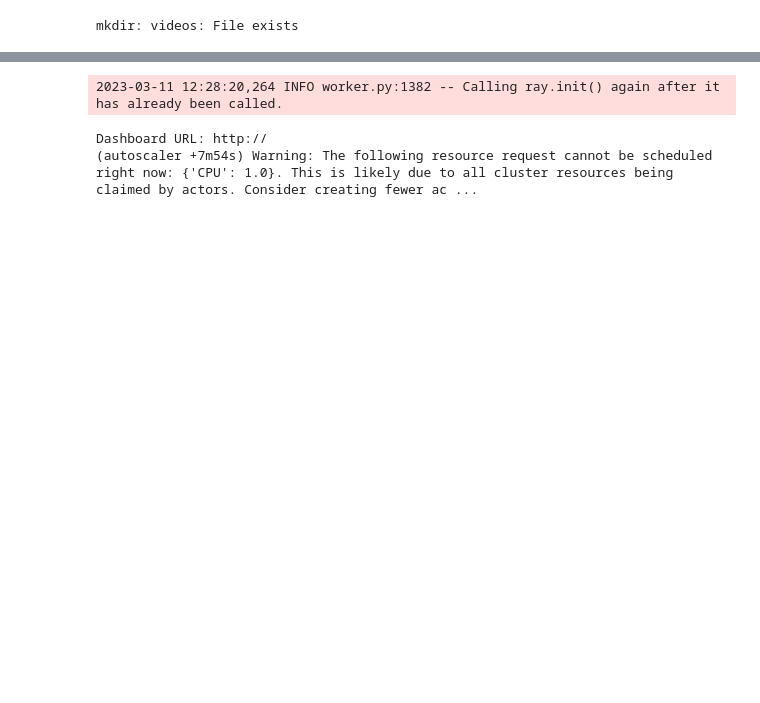
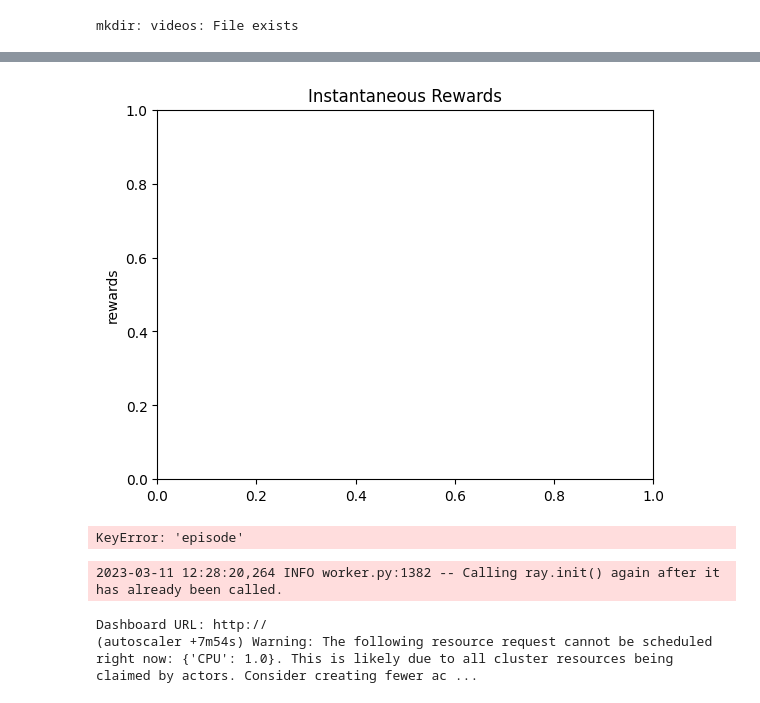
Before and after one commit to Farid-Najar/TransportersDilemma, a Jupyter notebook: Pricing/notebook.ipynb, the cells around one changed output, grey strips where cells are left out. Cells and saved outputs as stored; diff of their text form; code cells hidden in the pictures; blank space fills up the shorter version.

```diff
--- a/Pricing/notebook.ipynb
+++ b/Pricing/notebook.ipynb
@@ -316,7 +325,7 @@ class LSTMQNet(nn.Module):
     return self.lin2(v)
 # %%
 # Parameters
-DQN_TRAINING_TIMESTEPS = 1000  # number of timesteps for training. You might change this!
+DQN_TRAINING_TIMESTEPS = 2_000  # number of timesteps for training. You might change this!
 
 DQN_PARAMS = dict(
     dueling_dqn=False,         # set to true to use dueling DQN
@@ -476,9 +485,10 @@ class DQNAgent(Agent):
       next_state, reward, done, *_ = self.env.step(action)
       episode_reward += reward
       # if not done :
-      self.replay_buffer.push((state, next_state, action, reward, done))
+      #   self.replay_buffer.push((state, next_state, action, reward, done))
       # else :
-        # self.replay_buffer.push((state, next_state, action, -reward, done))
+      #   self.replay_buffer.push((state, next_state, action, -reward, done))
+      self.replay_buffer.push((state, next_state, action, float(not done)*reward, done))
 
       if len(self.replay_buffer) > self.batch_size:
         #
@@ -558,18 +568,13 @@ class DQNAgent(Agent):
 #
 # Training several instances using AgentManager
 #
-def make_env():
-    import gymnasium as gym
-    e = gym.make('CartPole-v1')
-    e.t = 16
-    return e
 
 manager_kwargs = dict(
     agent_class=DQNAgent,
-    train_env=(OneDynamicTransporter, dict()),
-    eval_env=(OneDynamicTransporter, dict()),
+    train_env=(make_env, dict()),
+    eval_env=(make_env, dict()),
     fit_budget=DQN_TRAINING_TIMESTEPS,
-    n_fit=4,                   # NOTE: You may increase this parameter (number of agents to train)
+    n_fit=3,                   # NOTE: You may increase this parameter (number of agents to train)
     parallelization='thread',
     seed=456,
     default_writer_kwargs=dict(maxlen=None,log_interval=10),
@@ -577,7 +582,7 @@ manager_kwargs = dict(
 # %%
 # DQN
 dqn_manager = AgentManager(
-    init_kwargs=DUELING_DQN_PARAMS,
+    init_kwargs=DOUBLE_DQN_PARAMS,
     agent_name='DQN',
     **manager_kwargs
 )
@@ -603,12 +608,15 @@ dqn_manager.fit()
 # %%
 # Plot the results
 _ = plot_writer_data(dqn_manager, tag='rewards', title='Instantaneous Rewards')
-# _ = plot_writer_data(example_managers, tag='episode_rewards', xtag='episode', title='Episode Rewards')
-# _ = plot_writer_data(example_managers, tag='episode_rewards', xtag='episode', title='Cumulative Episode Rewards', preprocess_func=np.cumsum)
+_ = plot_writer_data(example_managers, tag='episode_rewards', xtag='episode', title='Episode Rewards')
+_ = plot_writer_data(example_managers, tag='episode_rewards', xtag='episode', title='Cumulative Episode Rewards', preprocess_func=np.cumsum)
 
 # Render the policy of one of the trained agents
 agent_instance = dqn_manager.get_agent_instances()[0]
 render_policy(agent_instance.eval_env, agent_instance)
+# %% [output]
+[figure, added]
+KeyError: 'episode'
 # %%
 import ray
 from ray.rllib.algorithms.sac import sac
```
Also changed, not shown: parts of 8 cells of this notebook, 54 other files.
